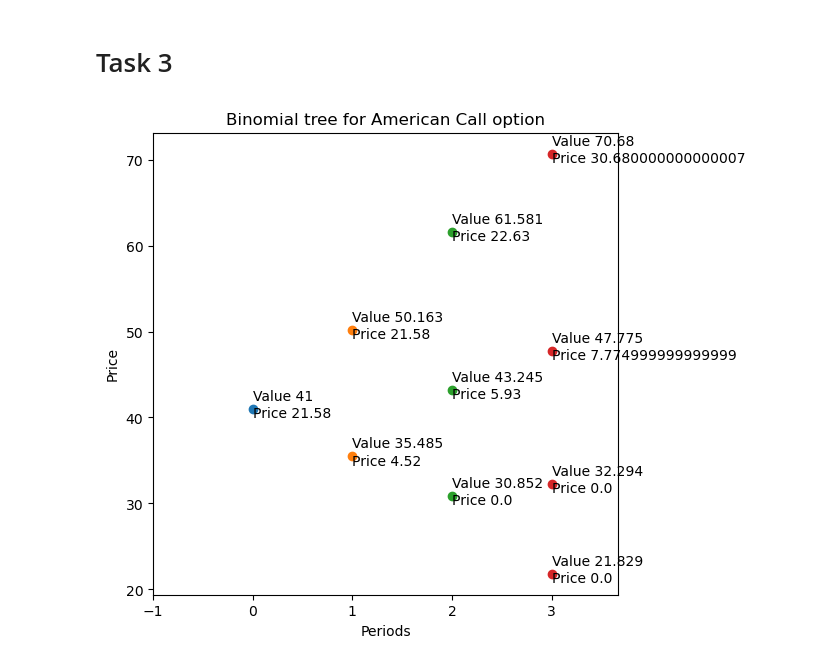
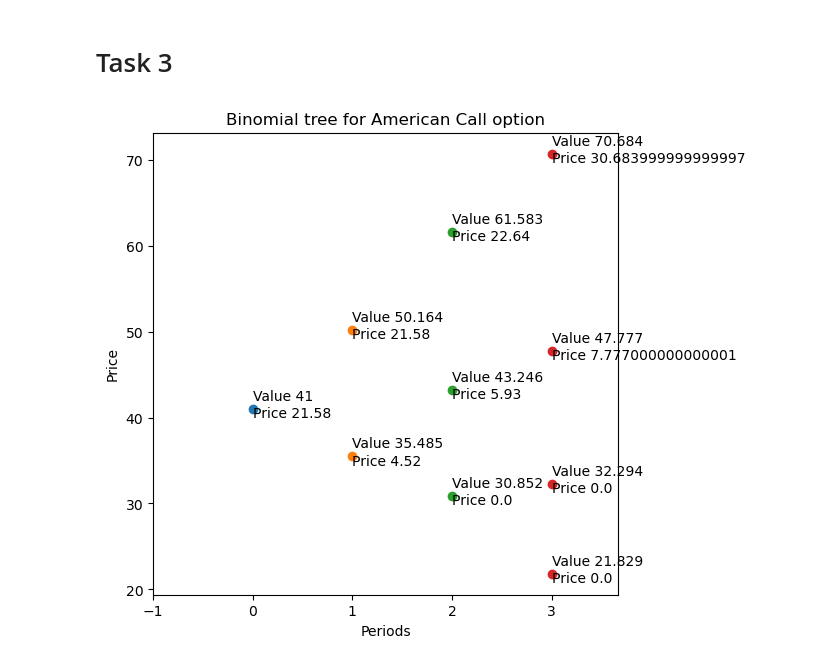
Before and after one commit to DataJakob/Various-School-Projects, a Jupyter notebook: Project_Evaluation_and_Finance/deliverable.ipynb, the cells around one changed output. Cells and saved outputs as stored; diff of their text form; code cells hidden in the pictures.

```diff
--- a/Project_Evaluation_and_Finance/deliverable.ipynb
+++ b/Project_Evaluation_and_Finance/deliverable.ipynb
@@ -255,10 +277,11 @@ early_exercise
 # %%
 # BinPriMod.help()
 # %%
-myTree = BinPriMod(41, 40, 0.3392, 1, 0.3333, 0.08, 'Call', 'American')
+myTree = BinPriMod(41, 40, 0.3392, 1, 1/3, 0.08, 'Call', 'American')
 myTree.set_dividends(cont=False, cont_rate=0, TD=8/12, amount=5)
+# myTree.set_dividends(cont=True, cont_rate=0.02, TD=None, amount=None)
 myTree.storage_values(False)
 myTree.storage_prices(False)
 myTree.plot_tree(1)
 # %% [output]
-[figure, old version]
+[figure, new version]
```
Also changed, not shown: parts of 19 cells of this notebook, 2 other files.
